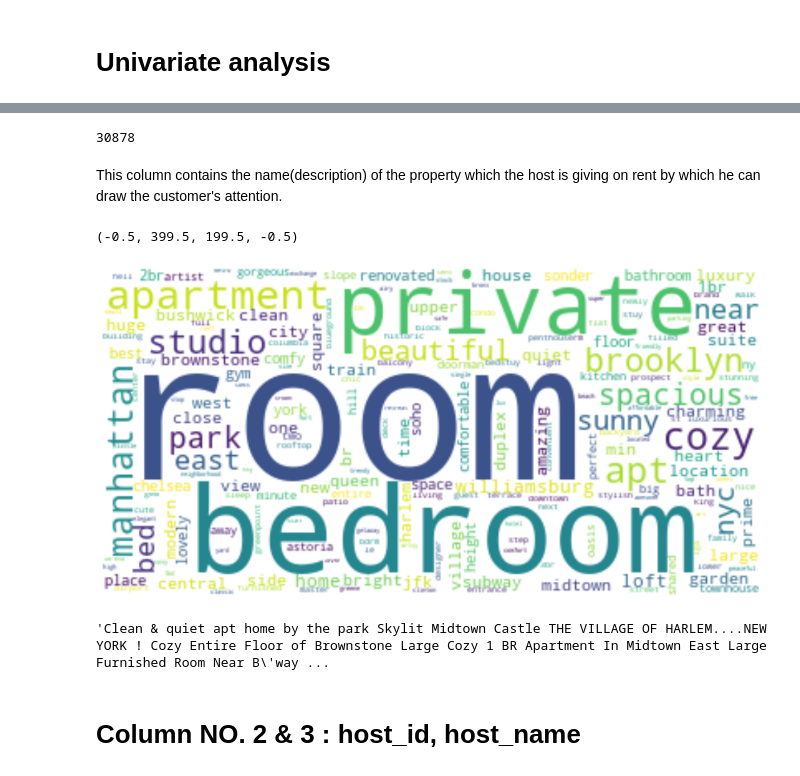
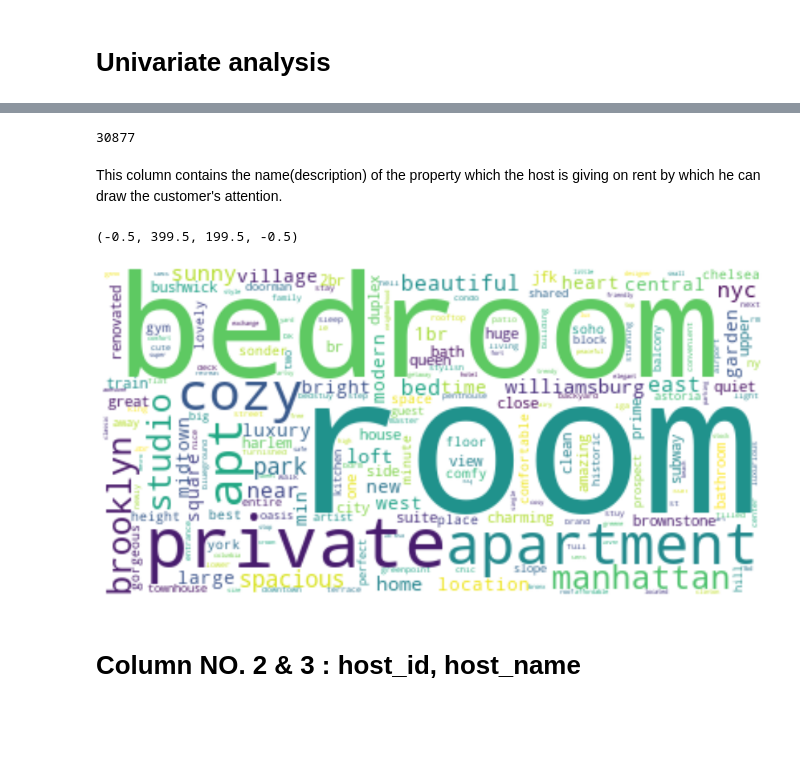
Before and after one commit to Ali-Asgar-Lakdawala/EDA-airbnb, a Jupyter notebook: Ali_Asgar_Airbnb_Bookings_Analysis_Capstone_Project.ipynb, the cells around one changed output, grey strips where cells are left out. Cells and saved outputs as stored; diff of their text form; code cells hidden in the pictures; blank space fills up the shorter version.

```diff
--- a/Ali_Asgar_Airbnb_Bookings_Analysis_Capstone_Project.ipynb
+++ b/Ali_Asgar_Airbnb_Bookings_Analysis_Capstone_Project.ipynb
@@ -34,7 +35,7 @@ drive.mount('/content/drive')
 Drive already mounted at /content/drive; to attempt to forcibly remount, call drive.mount("/content/drive", force_remount=True).
 # %%
 # Define the path where data is kept
-working_directory = '/content/drive/MyDrive/Colab Notebooks/Capstone EDA/Copy of Airbnb NYC 2019.csv'
+working_directory = '/content/drive/MyDrive/Colab Notebooks/Capstone EDA/Airbnb NYC 2019.csv'
 df = pd.read_csv(working_directory)
 sns.set(rc={'figure.figsize':(16.7,8.27)})
 plt.rcParams['figure.figsize'] = [16.7,8.27]
@@ -93,6 +94,10 @@ df=df.loc[df['price']>0]
 not_avaailable_rooms_df=df.loc[df['availability_365']==0]
 #removing all the homes which are available for zero-days
 df=df.loc[df['availability_365']>0]
+#replacing nan values with blank space
+df['name'] = df['name'].fillna('')
+#converting date str to date time object
+df['last_review']=pd.to_datetime(df['last_review'])
 # %%
 df.head(1)
 # %% [output]
@@ -175,32 +161,30 @@ Name: name, Length: 31354, dtype: object
 #geting the number of unique names from the name column
 df.name.nunique()
 # %% [output]
-30878
+30877
 # %% [markdown]
 This column contains the name(description) of the property which the host is giving on rent by which he can draw the customer's attention.
+# %%
+df['name'] = df['name'].fillna('')
 # %%
 #Creating the text variable
 
 text = " ".join(name for name in df.name)
 
 text=text.lower()
 
 # Creating word_cloud with text as argument in .generate() method
 
-word_cloud2 = WordCloud(collocations = False, background_color = 'white').generate(text)
+word_cloud = WordCloud(collocations = False, background_color = 'white').generate(text)
 
 # Display the generated Word Cloud
 
-plt.imshow(word_cloud2, interpolation='bilinear')
+plt.imshow(word_cloud, interpolation='bilinear')
 
 plt.axis("off")
 # %% [output]
 (-0.5, 399.5, 199.5, -0.5)
-[figure, old version]
+[figure, new version]
-# %%
-text2
-# %% [output]
-'Clean & quiet apt home by the park Skylit Midtown Castle THE VILLAGE OF HARLEM....NEW YORK ! Cozy Entire Floor of Brownstone Large Cozy 1 BR Apartment In Midtown East Large Furnished Room Near B\'way ...
 # %% [markdown]
 # Column NO. 2 & 3 : host_id, host_name
 # %%
```
Also changed, not shown: parts of 53 cells of this notebook.
